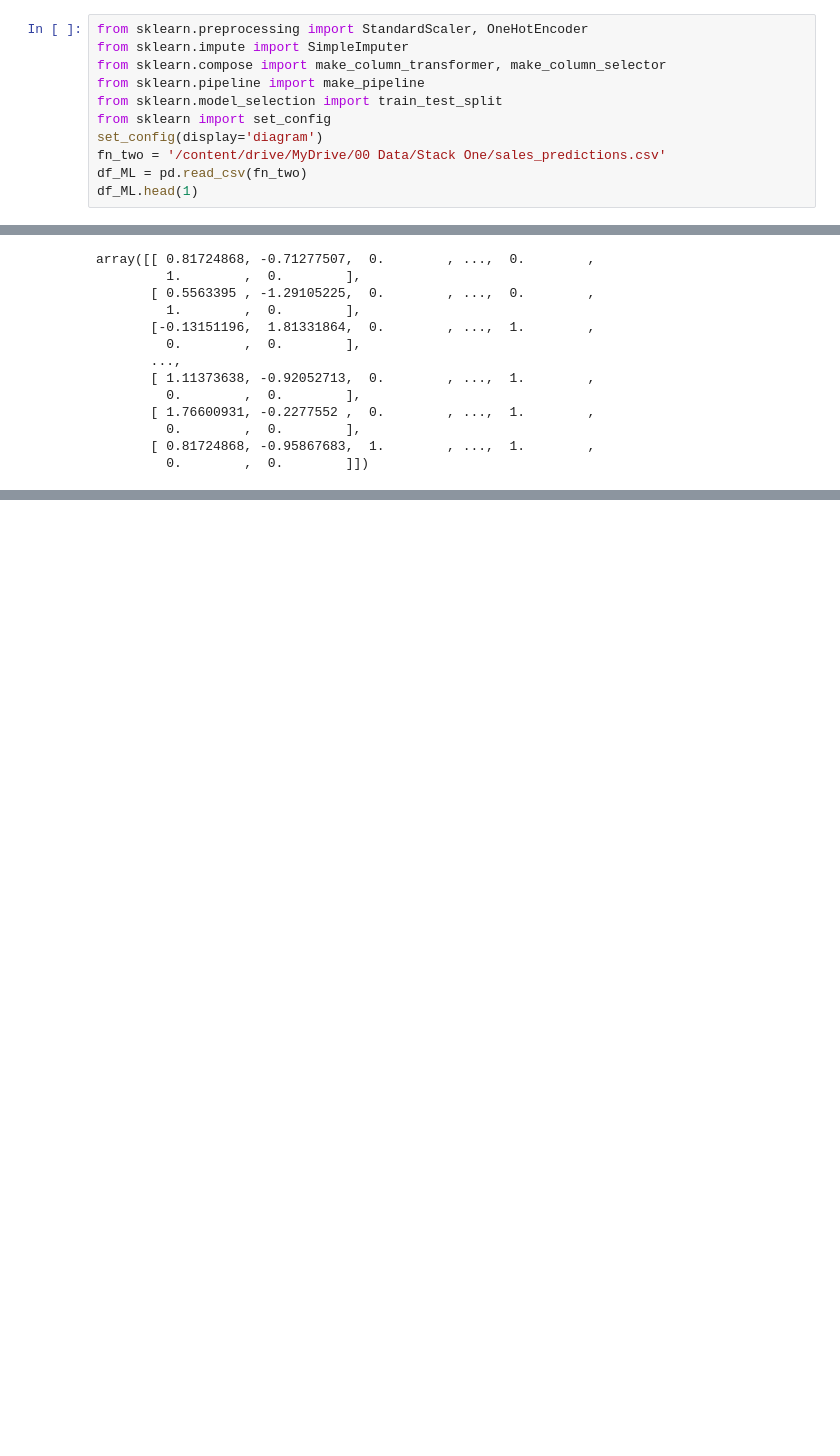
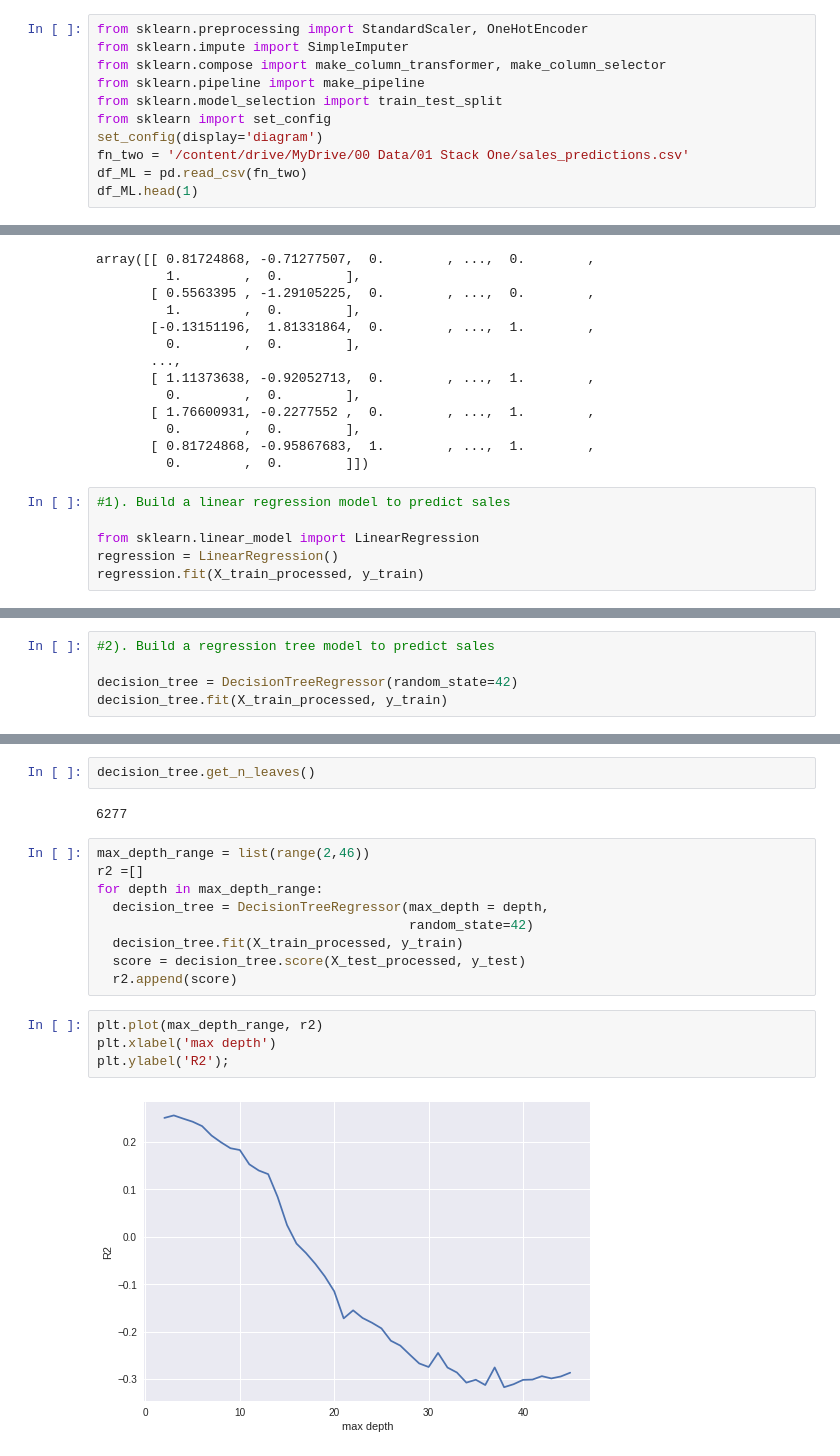
Before and after one commit to jvaug30/Food-Sales-Prediction, a Jupyter notebook: Food_Sales_Prediction.ipynb, the cells around one changed output, grey strips where cells are left out. Drawn from its saved outputs; the diff is of its cells as text; blank space fills up the shorter version.

```diff
--- a/Food_Sales_Prediction.ipynb
+++ b/Food_Sales_Prediction.ipynb
@@ -208,7 +208,7 @@ from sklearn.pipeline import make_pipeline
 from sklearn.model_selection import train_test_split
 from sklearn import set_config
 set_config(display='diagram')
-fn_two = '/content/drive/MyDrive/00 Data/Stack One/sales_predictions.csv'
+fn_two = '/content/drive/MyDrive/00 Data/01 Stack One/sales_predictions.csv'
 df_ML = pd.read_csv(fn_two)
 df_ML.head(1)
 # %% [output]
@@ -315,3 +315,9 @@ array([[ 0.81724868, -0.71277507,  0.        , ...,  0.        ,
          0.        ,  0.        ],
        [ 0.81724868, -0.95867683,  1.        , ...,  1.        ,
          0.        ,  0.        ]])
+# %%
+#1). Build a linear regression model to predict sales
+
+from sklearn.linear_model import LinearRegression
+regression = LinearRegression()
+regression.fit(X_train_processed, y_train)
@@ -317,0 +368,5 @@ array([[ 0.81724868, -0.71277507,  0.        , ...,  0.        ,
+# %%
+#2). Build a regression tree model to predict sales
+
+decision_tree = DecisionTreeRegressor(random_state=42)
+decision_tree.fit(X_train_processed, y_train)
@@ -317,0 +393,19 @@ array([[ 0.81724868, -0.71277507,  0.        , ...,  0.        ,
+# %%
+decision_tree.get_n_leaves()
+# %% [output]
+6277
+# %%
+max_depth_range = list(range(2,46))
+r2 =[]
+for depth in max_depth_range:
+  decision_tree = DecisionTreeRegressor(max_depth = depth,
+                                        random_state=42)
+  decision_tree.fit(X_train_processed, y_train)
+  score = decision_tree.score(X_test_processed, y_test)
+  r2.append(score)
+# %%
+plt.plot(max_depth_range, r2)
+plt.xlabel('max depth')
+plt.ylabel('R2');
+# %% [output]
+[figure, added]
```
Also changed, not shown: parts of 18 cells of this notebook.
